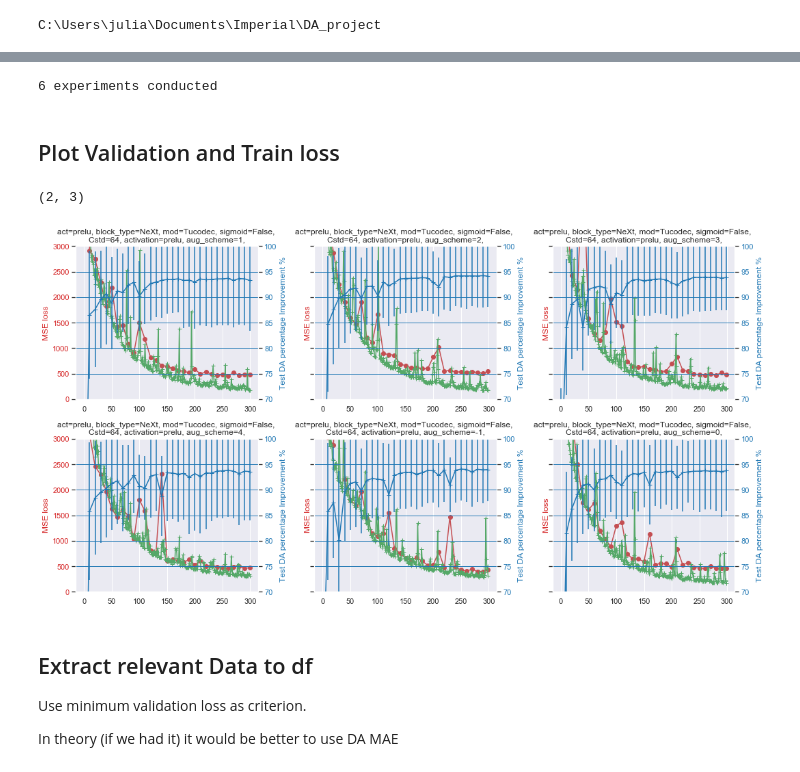
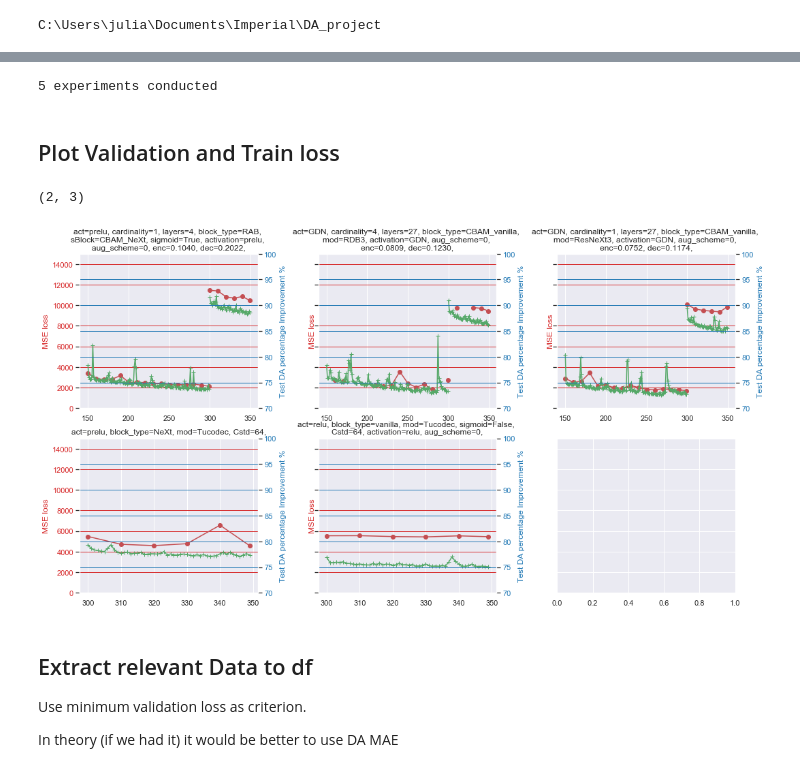
Before and after one commit to julianmack/Data_Assimilation, a Jupyter notebook: notebooks/CAE_zoo_analysis.ipynb, the cells around one changed output, grey strips where cells are left out. Drawn from its saved outputs; the diff is of its cells as text; code cells hidden in the pictures.

```diff
--- a/notebooks/CAE_zoo_analysis.ipynb
+++ b/notebooks/CAE_zoo_analysis.ipynb
@@ -22,10 +42,11 @@ sns.set()
 # %%
 ###CHANGE THIS FILE TO THE SUBDIRECTORY OF INTEREST:
-exp_dirs = ["experiments/07b/", "experiments/DA3_2/07a/0", "experiments/DA3_2/07a/1"]
+#exp_dirs = ["experiments/07b/", "experiments/DA3_2/07a/0", "experiments/DA3_2/07a/1"]
+exp_dirs = "experiments/retrain/"
 # %%
 results = utils.extract_res_from_files(exp_dirs)
 # %% [output]
-6 experiments conducted
+5 experiments conducted
 # %%
 #load data when utils isnt working:
 if False:
@@ -38,14 +59,14 @@ if False:
 # %%
 
 
-ylim = (0, 3000)
-ylim2 = (70,100)
+ylim = (0, 15000)
+#ylim2 = (70,100)
 
 
 utils.plot_results_loss_epochs(results, ylim1=ylim, ylim2=ylim2)
 # %% [output]
 (2, 3)
-[figure, old version]
+[figure, new version]
 # %% [markdown]
 ## Extract relevant Data to df
 Use minimum validation loss as criterion.
```
Also changed, not shown: parts of 1 cell of this notebook, 6 other files.
